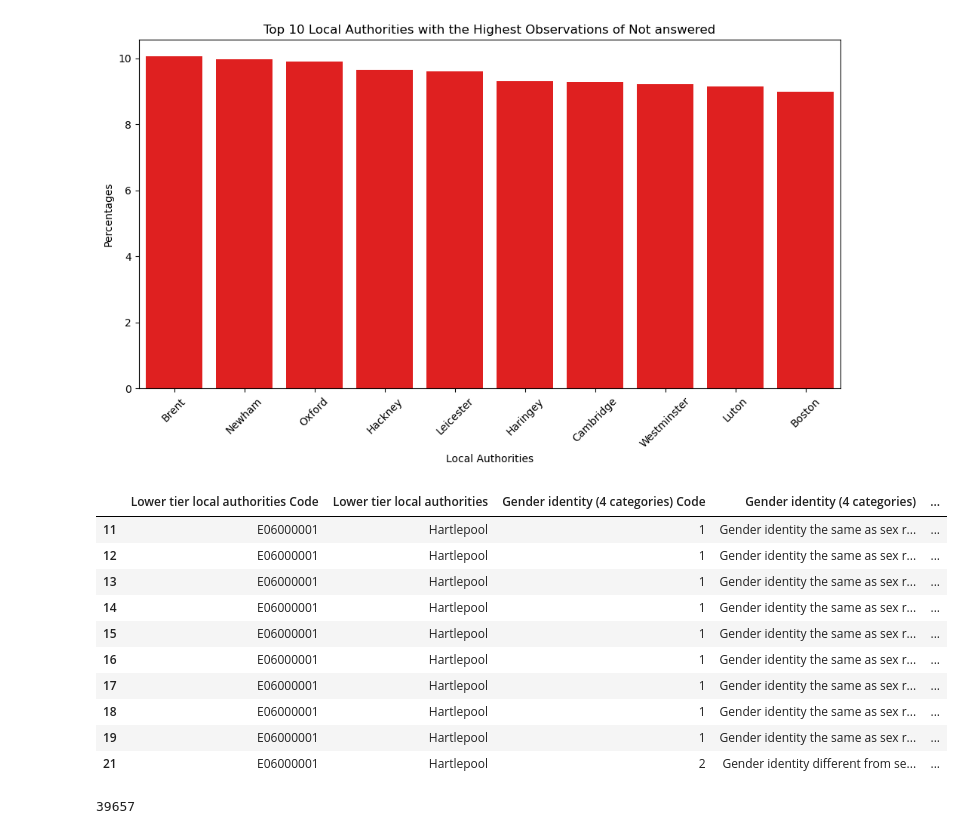
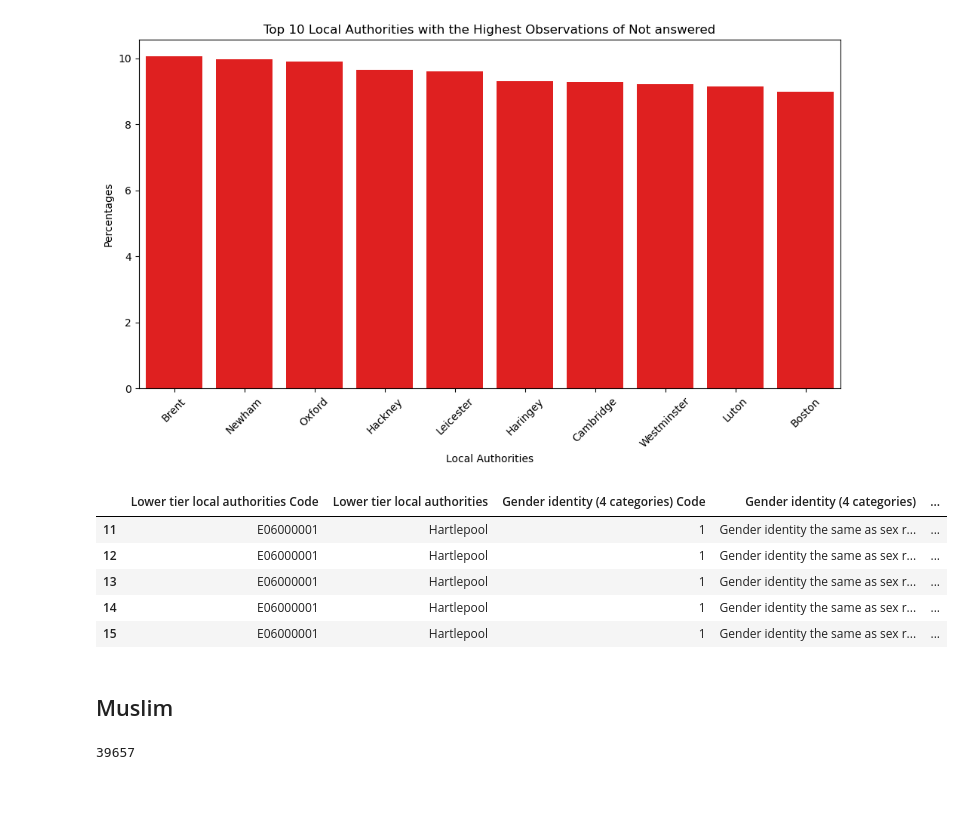
Before and after one commit to UKDataServiceOpen/InteractiveGender, a Jupyter notebook: General_Exploration.ipynb, the cells around one changed output. Drawn from its saved outputs; the diff is of its cells as text; code cells hidden in the pictures; blank space fills up the shorter version.

```diff
--- a/General_Exploration.ipynb
+++ b/General_Exploration.ipynb
@@ -113,23 +113,20 @@ re = re[(re['Gender identity (4 categories) Code'] != -8) & (re['Religion (10 ca
 # %%
 re['Percentages'] = ''
 
 for i in re['Lower tier local authorities Code'].unique():
     b = re[re['Lower tier local authorities Code'] == i]
     percent = (b['Observation'] / b['Observation'].sum() * 100).round(2)
     re.loc[b.index, 'Percentages'] = percent
-re.head(10)
+re.head(5)
 # %% [output]
 |  | Lower tier local authorities Code | Lower tier local authorities | Gender identity (4 categories) Code | Gender identity (4 categories) | ... |
 | 11 | E06000001 | Hartlepool | 1 | Gender identity the same as sex r... | ... |
 | 12 | E06000001 | Hartlepool | 1 | Gender identity the same as sex r... | ... |
 | 13 | E06000001 | Hartlepool | 1 | Gender identity the same as sex r... | ... |
 | 14 | E06000001 | Hartlepool | 1 | Gender identity the same as sex r... | ... |
 | 15 | E06000001 | Hartlepool | 1 | Gender identity the same as sex r... | ... |
-| 16 | E06000001 | Hartlepool | 1 | Gender identity the same as sex r... | ... |
-| 17 | E06000001 | Hartlepool | 1 | Gender identity the same as sex r... | ... |
-| 18 | E06000001 | Hartlepool | 1 | Gender identity the same as sex r... | ... |
-| 19 | E06000001 | Hartlepool | 1 | Gender identity the same as sex r... | ... |
-| 21 | E06000001 | Hartlepool | 2 | Gender identity different from se... | ... |
+# %% [markdown]
+## Muslim
 # %%
 b = re[re['Gender identity (4 categories) Code'] == 2]
 
```
Also changed, not shown: parts of 36 cells of this notebook.
